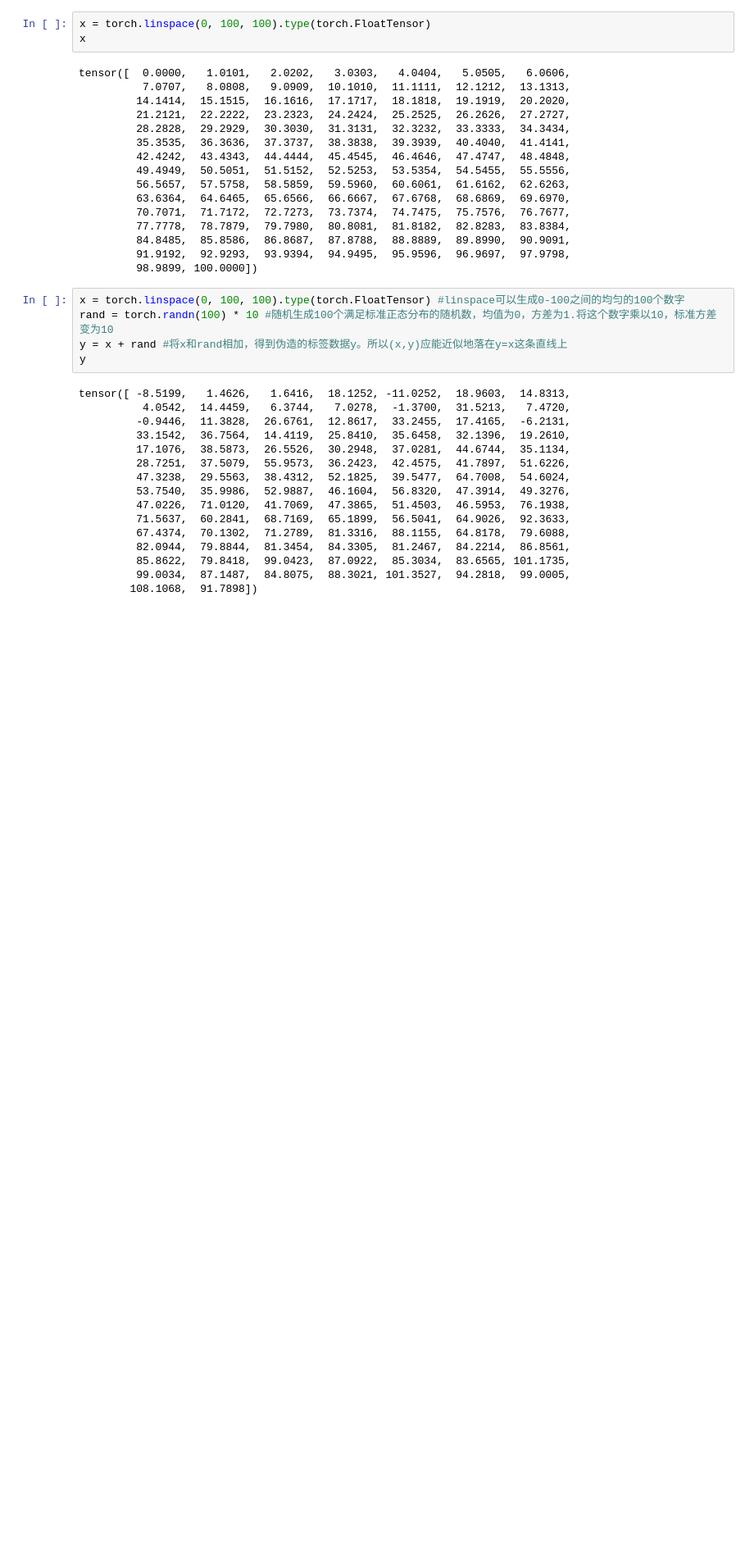
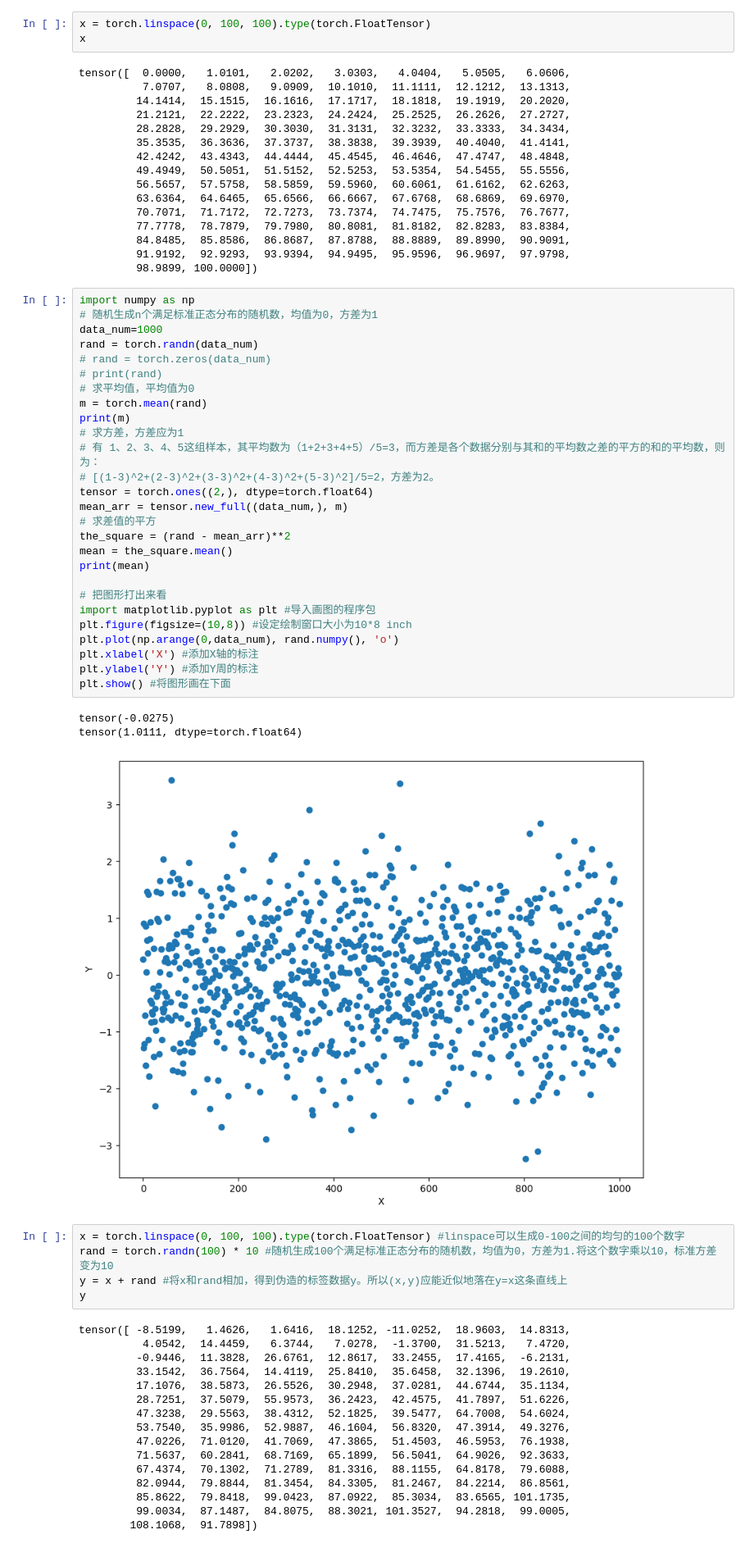
Before and after one commit to sunchey11/book_DeepLearning_in_PyTorch_Source, a Jupyter notebook: 02_DL_meets_PyTorch/初识PyTorch basics.ipynb, the cells around one changed output. Shown at 82% size. Drawn from its saved outputs; the diff is of its cells as text; blank space fills up the shorter version.

```diff
--- a/02_DL_meets_PyTorch/初识PyTorch basics.ipynb
+++ b/02_DL_meets_PyTorch/初识PyTorch basics.ipynb
@@ -316,6 +321,37 @@ tensor([  0.0000,   1.0101,   2.0202,   3.0303,   4.0404,   5.0505,   6.0606,
          84.8485,  85.8586,  86.8687,  87.8788,  88.8889,  89.8990,  90.9091,
          91.9192,  92.9293,  93.9394,  94.9495,  95.9596,  96.9697,  97.9798,
          98.9899, 100.0000])
+# %%
+import numpy as np
+# 随机生成n个满足标准正态分布的随机数，均值为0，方差为1
+data_num=1000
+rand = torch.randn(data_num)
+# rand = torch.zeros(data_num)
+# print(rand)
+# 求平均值，平均值为0
+m = torch.mean(rand)
+print(m)
+# 求方差，方差应为1
+# 有 1、2、3、4、5这组样本，其平均数为（1+2+3+4+5）/5=3，而方差是各个数据分别与其和的平均数之差的平方的和的平均数，则为：
+# [(1-3)^2+(2-3)^2+(3-3)^2+(4-3)^2+(5-3)^2]/5=2，方差为2。
+tensor = torch.ones((2,), dtype=torch.float64)
+mean_arr = tensor.new_full((data_num,), m)
+# 求差值的平方
+the_square = (rand - mean_arr)**2
+mean = the_square.mean()
+print(mean)
+
+# 把图形打出来看
+import matplotlib.pyplot as plt #导入画图的程序包
+plt.figure(figsize=(10,8)) #设定绘制窗口大小为10*8 inch
+plt.plot(np.arange(0,data_num), rand.numpy(), 'o')
+plt.xlabel('X') #添加X轴的标注
+plt.ylabel('Y') #添加Y周的标注
+plt.show() #将图形画在下面
+# %% [output]
+tensor(-0.0275)
+tensor(1.0111, dtype=torch.float64)
+[figure, added]
 # %%
 x = torch.linspace(0, 100, 100).type(torch.FloatTensor) #linspace可以生成0-100之间的均匀的100个数字
 rand = torch.randn(100) * 10 #随机生成100个满足标准正态分布的随机数，均值为0，方差为1.将这个数字乘以10，标准方差变为10
```
Also changed, not shown: parts of 11 cells of this notebook, 14 other files.
